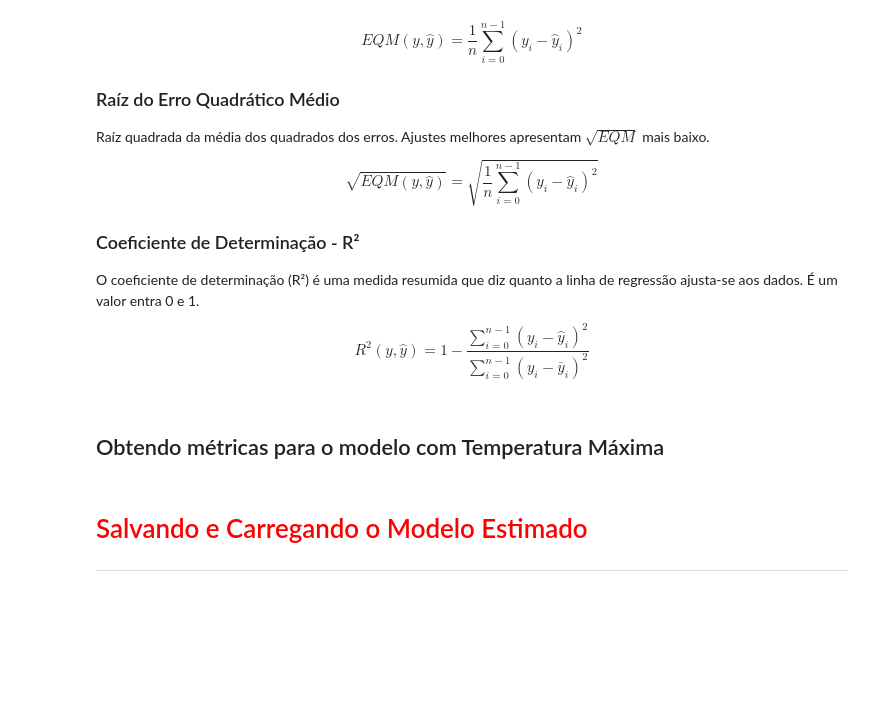
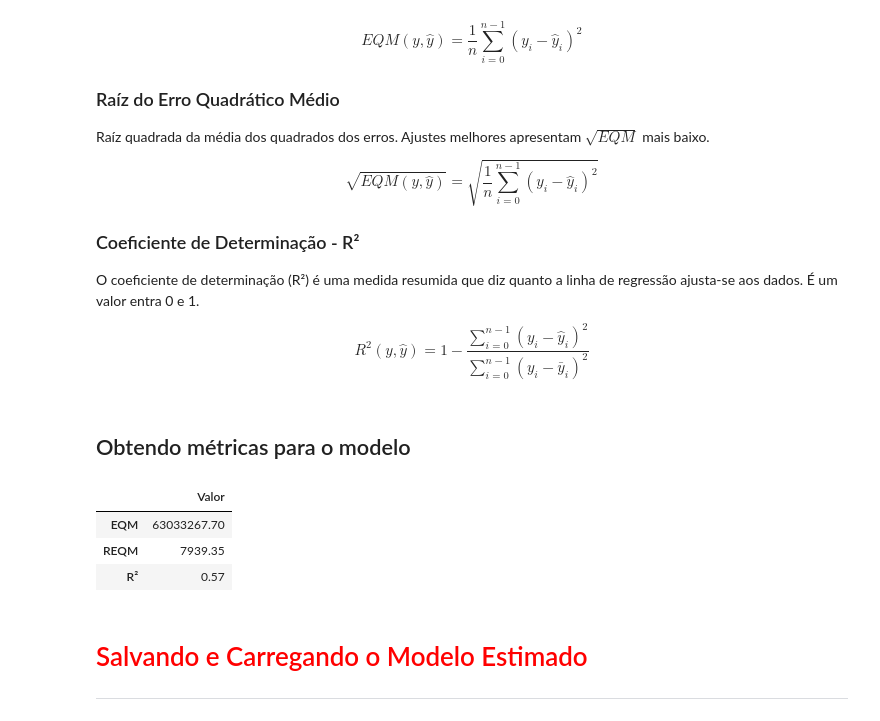
Before and after one commit to ledsouza/reg-linear, a Jupyter notebook: Exercicio/Regressao Linear - Exercicio.ipynb, the cells around one changed output. Cells and saved outputs as stored; diff of their text form; code cells hidden in the pictures; blank space fills up the shorter version.

```diff
--- a/Exercicio/Regressao Linear - Exercicio.ipynb
+++ b/Exercicio/Regressao Linear - Exercicio.ipynb
@@ -365,7 +366,18 @@ O coeficiente de determinação (R²) é uma medida resumida que diz quanto a li
 
 $$R^2(y, \hat{y}) = 1 - \frac {\sum_{i=0}^{n-1}(y_i-\hat{y}_i)^2}{\sum_{i=0}^{n-1}(y_i-\bar{y}_i)^2}$$
 # %% [markdown]
-## Obtendo métricas para o modelo com Temperatura Máxima
+## Obtendo métricas para o modelo
+# %%
+EQM = metrics.mean_squared_error(y_test, y_previsto).round(2)
+REQM = np.sqrt(EQM).round(2)
+R2 = metrics.r2_score(y_test, y_previsto).round(2)
+
+pd.DataFrame([EQM, REQM, R2], ['EQM', 'REQM', 'R²'], columns=['Valor'])
+# %% [output]
+|  | Valor |
+| EQM | 63033267.70 |
+| REQM | 7939.35 |
+| R² | 0.57 |
 # %% [markdown]
 # <font color='red' style='font-size: 30px;'>Salvando e Carregando o Modelo Estimado</font>
 <hr style='border: 2px solid red;'>
```
Also changed, not shown: parts of 3 cells of this notebook, 2 other files.
